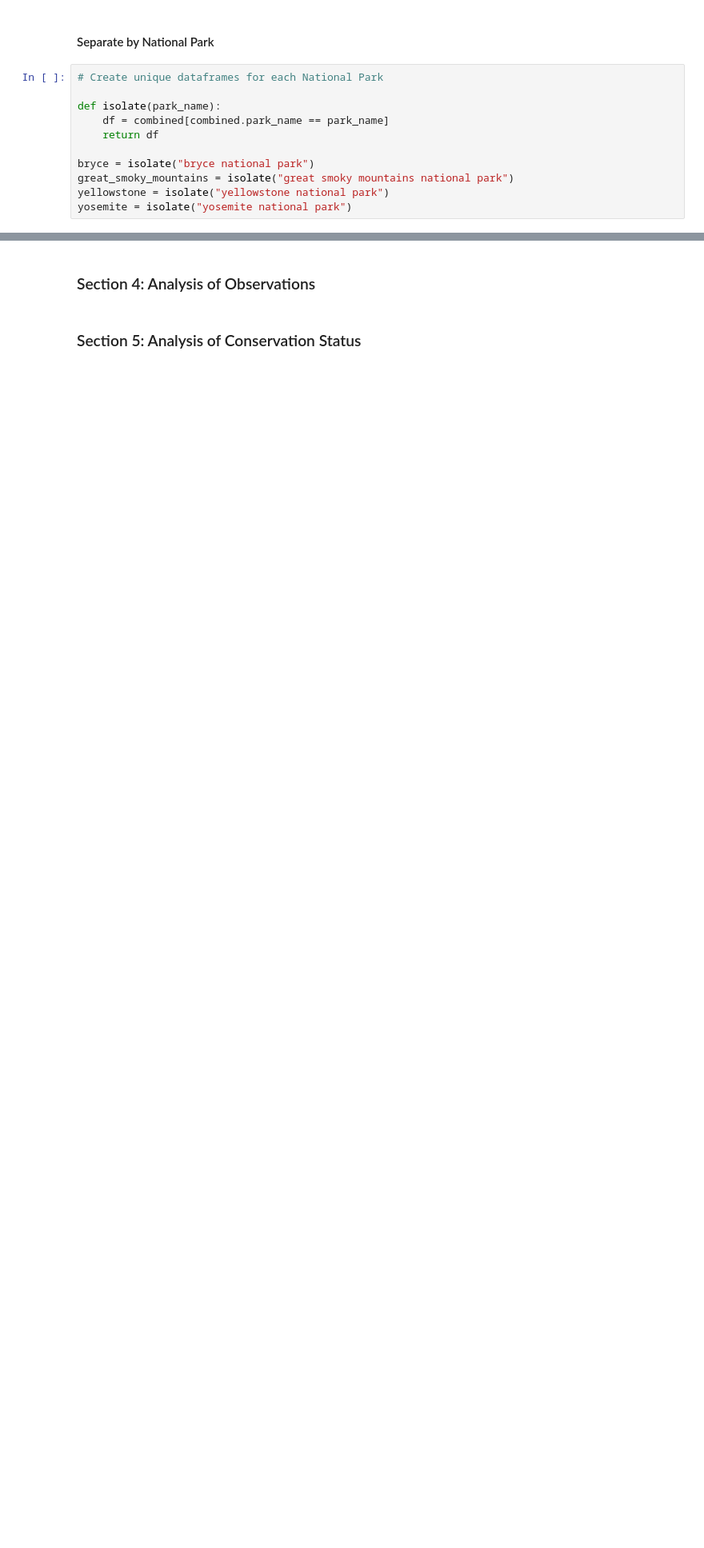
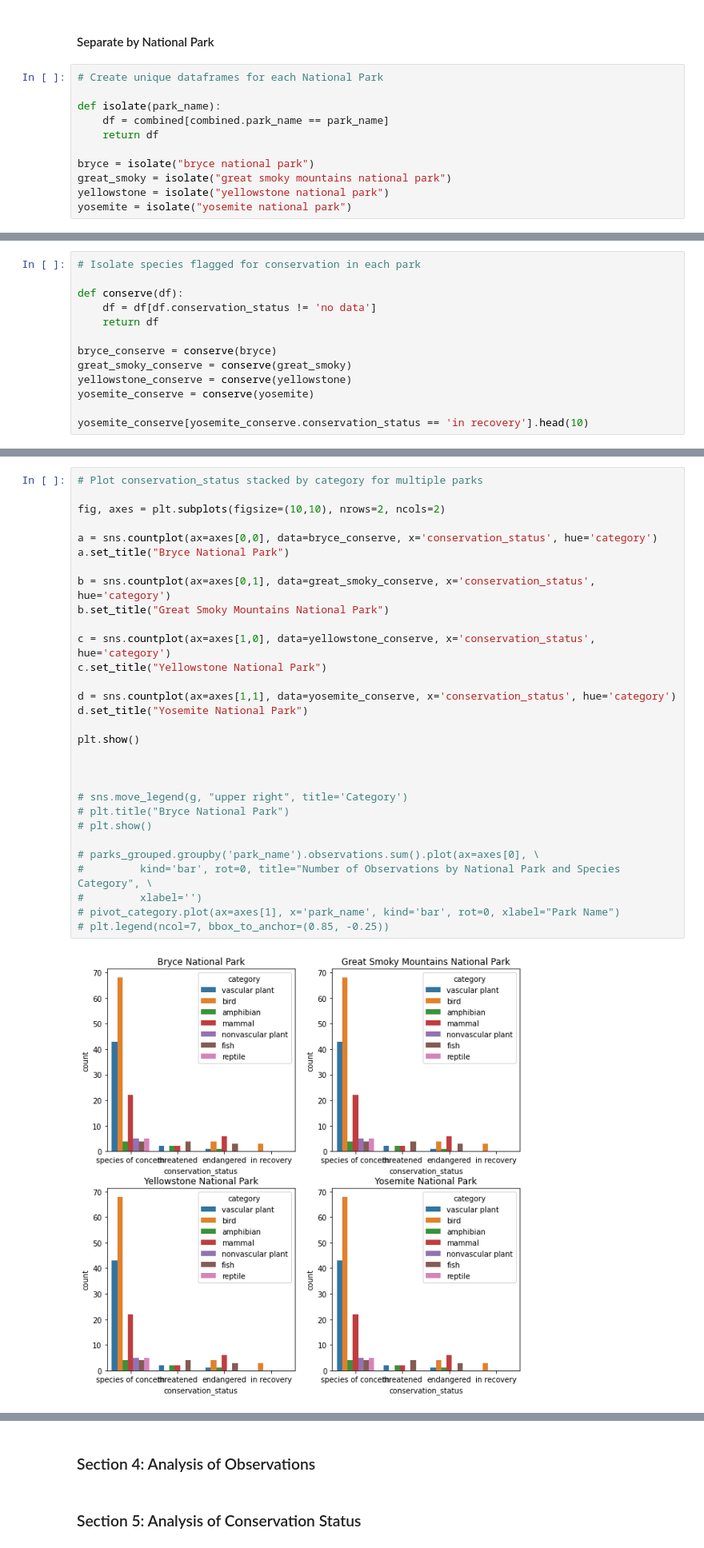
Before and after one commit to leahmfulmer/codecademy-projects, a Jupyter notebook: national-parks-service-biodiversity/lmf-national-parks-service-biodiversity.ipynb, the cells around one changed output, grey strips where cells are left out. Shown at 80% size. Cells and saved outputs as stored; diff of their text form; blank space fills up the shorter version.

```diff
--- a/national-parks-service-biodiversity/lmf-national-parks-service-biodiversity.ipynb
+++ b/national-parks-service-biodiversity/lmf-national-parks-service-biodiversity.ipynb
@@ -159,7 +158,7 @@ def isolate(park_name):
     return df
 
 bryce = isolate("bryce national park")
-great_smoky_mountains = isolate("great smoky mountains national park")
+great_smoky = isolate("great smoky mountains national park")
 yellowstone = isolate("yellowstone national park")
 yosemite = isolate("yosemite national park")
 # %% [markdown]
@@ -179,0 +261,13 @@ yosemite = isolate("yosemite national park")
+# %%
+# Isolate species flagged for conservation in each park
+
+def conserve(df):
+    df = df[df.conservation_status != 'no data']
+    return df
+
+bryce_conserve = conserve(bryce)
+great_smoky_conserve = conserve(great_smoky)
+yellowstone_conserve = conserve(yellowstone)
+yosemite_conserve = conserve(yosemite)
+
+yosemite_conserve[yosemite_conserve.conservation_status == 'in recovery'].head(10)
@@ -179,0 +286,32 @@ yosemite = isolate("yosemite national park")
+# %%
+# Plot conservation_status stacked by category for multiple parks
+
+fig, axes = plt.subplots(figsize=(10,10), nrows=2, ncols=2)
+
+a = sns.countplot(ax=axes[0,0], data=bryce_conserve, x='conservation_status', hue='category')
+a.set_title("Bryce National Park")
+
+b = sns.countplot(ax=axes[0,1], data=great_smoky_conserve, x='conservation_status', hue='category')
+b.set_title("Great Smoky Mountains National Park")
+
+c = sns.countplot(ax=axes[1,0], data=yellowstone_conserve, x='conservation_status', hue='category')
+c.set_title("Yellowstone National Park")
+
+d = sns.countplot(ax=axes[1,1], data=yosemite_conserve, x='conservation_status', hue='category')
+d.set_title("Yosemite National Park")
+
+plt.show()
+
+
+
+# sns.move_legend(g, "upper right", title='Category')
+# plt.title("Bryce National Park")
+# plt.show()
+
+# parks_grouped.groupby('park_name').observations.sum().plot(ax=axes[0], \
+#         kind='bar', rot=0, title="Number of Observations by National Park and Species Category", \
+#         xlabel='')
+# pivot_category.plot(ax=axes[1], x='park_name', kind='bar', rot=0, xlabel="Park Name")
+# plt.legend(ncol=7, bbox_to_anchor=(0.85, -0.25))
+# %% [output]
+[figure, added]
```
Also changed, not shown: parts of 30 cells of this notebook.
